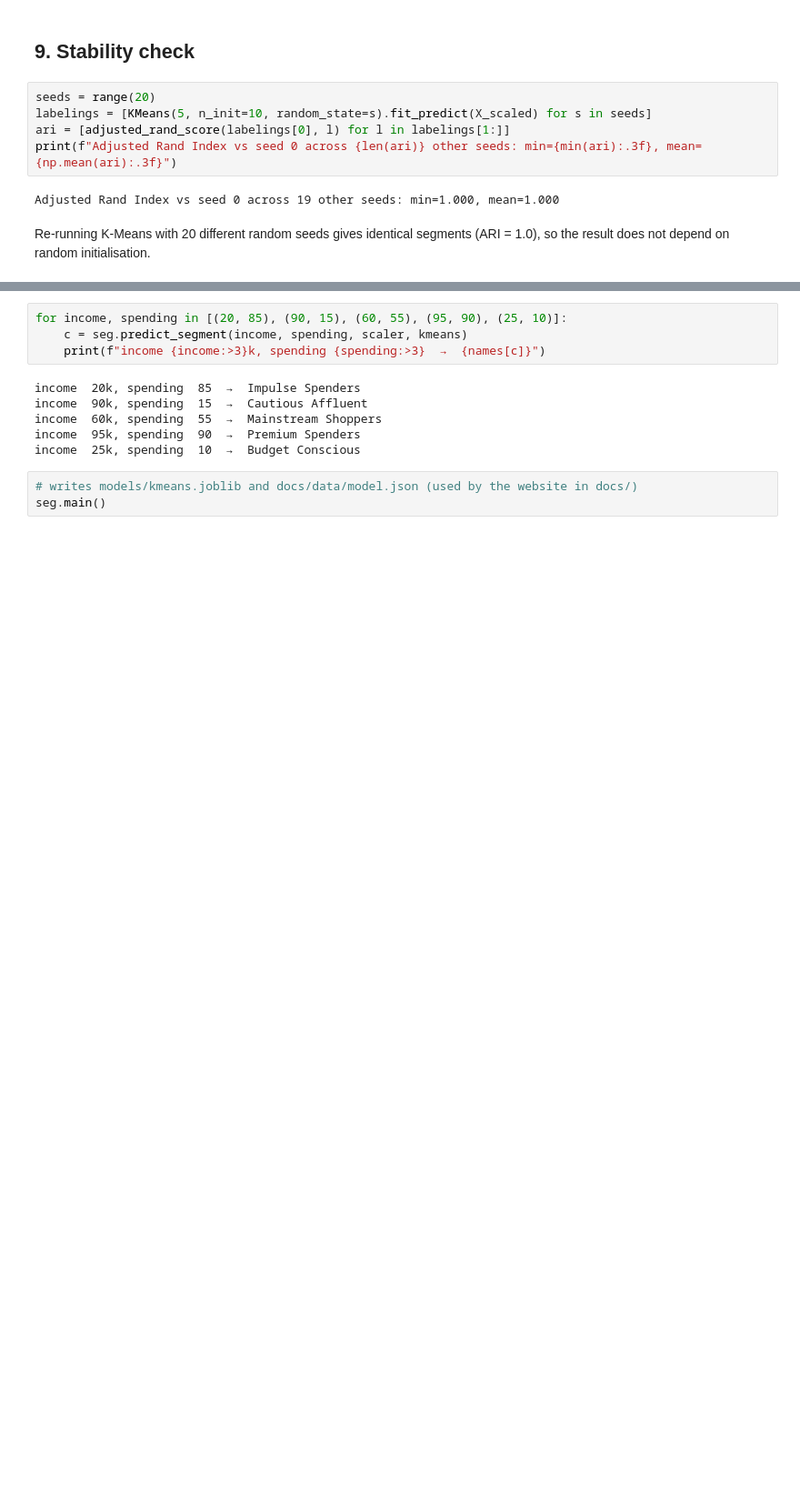
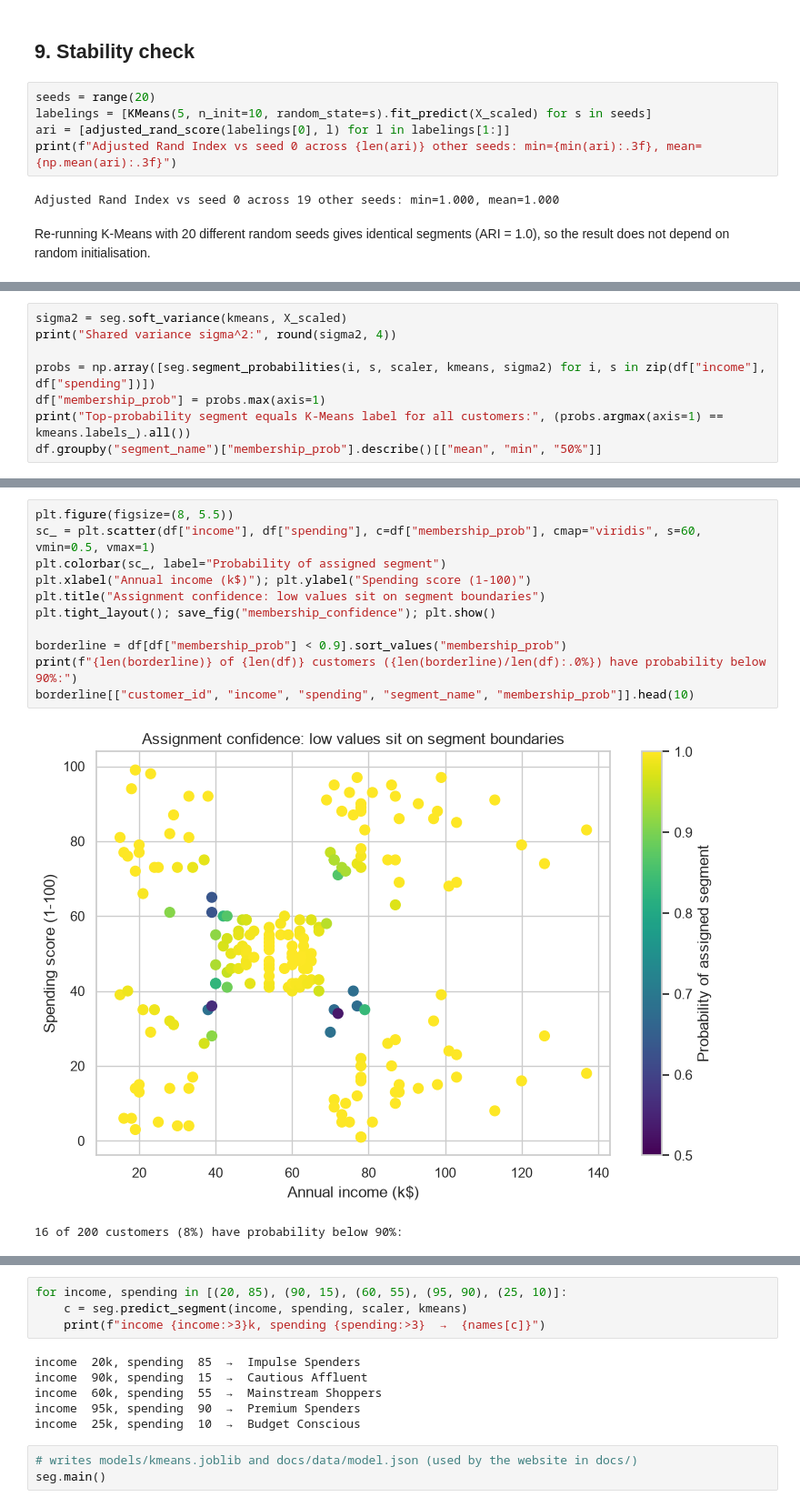
Before and after one commit to Tanishqtiwari1/Mall-Customer-Segments, a Jupyter notebook: notebooks/customer_segmentation.ipynb, the cells around one changed output, grey strips where cells are left out. Shown at 91% size. Saved outputs shown, nothing was run; the diff lists cells and outputs as text; blank space fills up the shorter version.

```diff
--- a/notebooks/customer_segmentation.ipynb
+++ b/notebooks/customer_segmentation.ipynb
@@ -298,0 +309,8 @@ Re-running K-Means with 20 different random seeds gives identical segments (ARI
+# %%
+sigma2 = seg.soft_variance(kmeans, X_scaled)
+print("Shared variance sigma^2:", round(sigma2, 4))
+
+probs = np.array([seg.segment_probabilities(i, s, scaler, kmeans, sigma2) for i, s in zip(df["income"], df["spending"])])
+df["membership_prob"] = probs.max(axis=1)
+print("Top-probability segment equals K-Means label for all customers:", (probs.argmax(axis=1) == kmeans.labels_).all())
+df.groupby("segment_name")["membership_prob"].describe()[["mean", "min", "50%"]]
@@ -298,0 +327,14 @@ Re-running K-Means with 20 different random seeds gives identical segments (ARI
+# %%
+plt.figure(figsize=(8, 5.5))
+sc_ = plt.scatter(df["income"], df["spending"], c=df["membership_prob"], cmap="viridis", s=60, vmin=0.5, vmax=1)
+plt.colorbar(sc_, label="Probability of assigned segment")
+plt.xlabel("Annual income (k$)"); plt.ylabel("Spending score (1-100)")
+plt.title("Assignment confidence: low values sit on segment boundaries")
+plt.tight_layout(); save_fig("membership_confidence"); plt.show()
+
+borderline = df[df["membership_prob"] < 0.9].sort_values("membership_prob")
+print(f"{len(borderline)} of {len(df)} customers ({len(borderline)/len(df):.0%}) have probability below 90%:")
+borderline[["customer_id", "income", "spending", "segment_name", "membership_prob"]].head(10)
+# %% [output]
+[figure, added]
+16 of 200 customers (8%) have probability below 90%:
```
Also changed, not shown: parts of 8 cells of this notebook, 9 other files.
